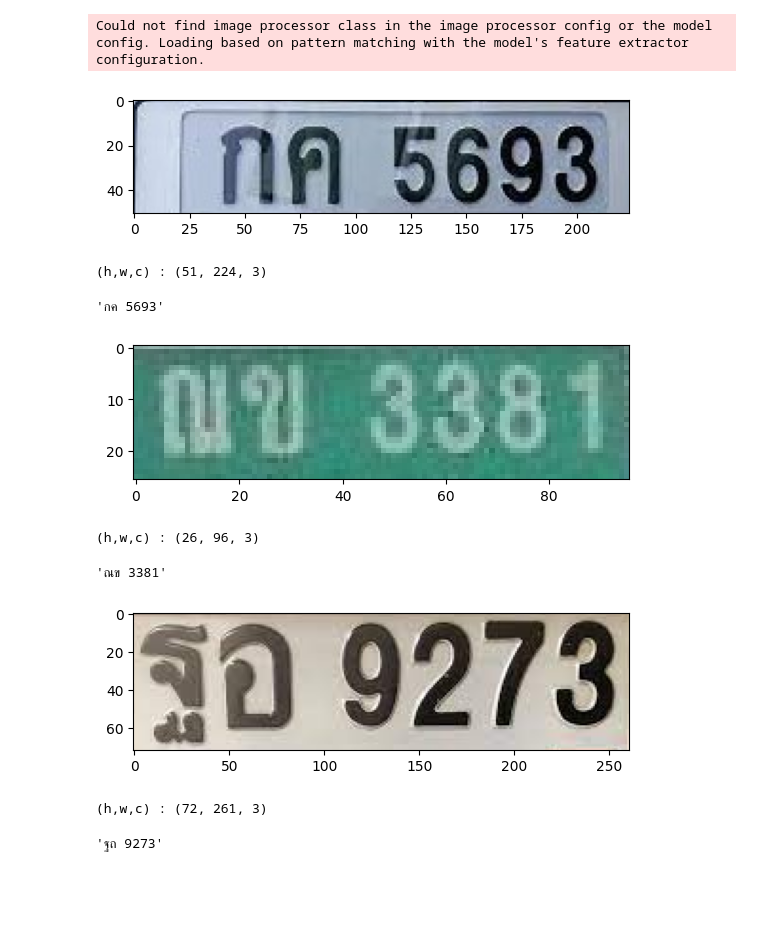
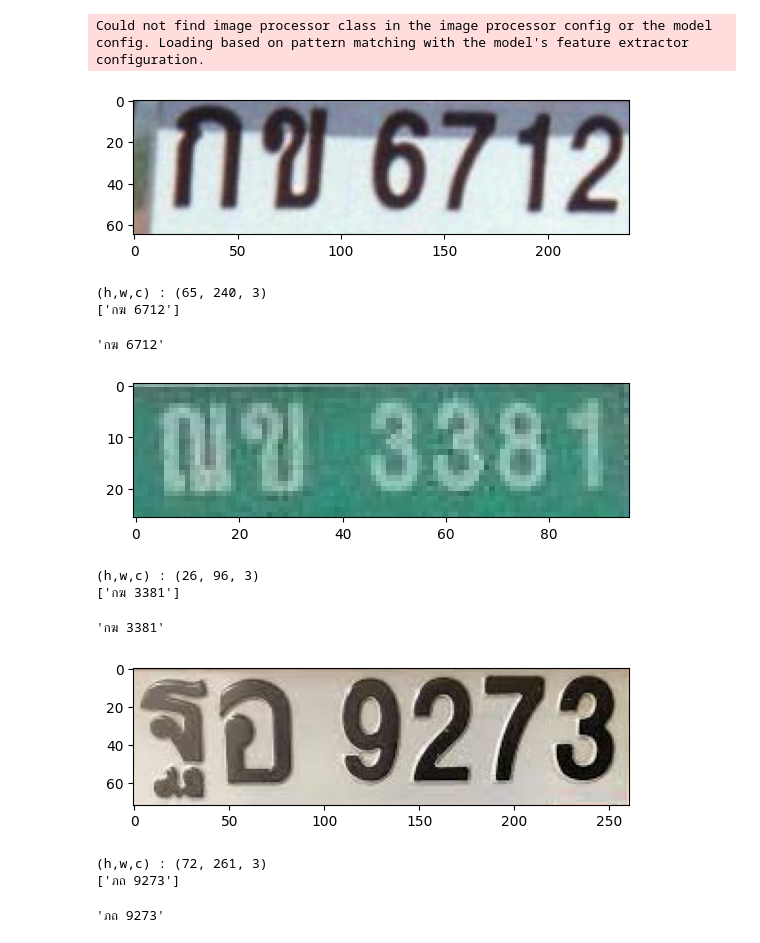
Before and after one commit to 9Chinz/LPR-TrOCR, a Jupyter notebook: test-trocr.ipynb, the cells around one changed output. Cells and saved outputs as stored; diff of their text form; code cells hidden in the pictures; blank space fills up the shorter version.

```diff
--- a/test-trocr.ipynb
+++ b/test-trocr.ipynb
@@ -11,7 +39,7 @@ To enable the following instructions: AVX2 FMA, in other operations, rebuild Ten
 #custom_model_name = "microsoft/trocr-base-str"
 
 processor = TrOCRProcessor.from_pretrained('microsoft/trocr-base-str')
-model = VisionEncoderDecoderModel.from_pretrained('./output_model/out-str-2/')
+model = VisionEncoderDecoderModel.from_pretrained('./output_model/out-str-test/')
 # %% [output]
 Could not find image processor class in the image processor config or the model config. Loading based on pattern matching with the model's feature extractor configuration.
 # %%
@@ -26,15 +55,16 @@ def ocr_str_img(src_img):
     return processor.batch_decode(generated_ids, skip_special_tokens=True)[0]
 # %%
-img1 = cv2.imread('./test_img/p3.jpg')
+img1 = cv2.imread('./test_img/6.png')
 img1 = cv2.cvtColor(img1, cv2.COLOR_BGR2RGB)
 
-img1 = img1[:img1.shape[0]-40, 0:img1.shape[1]-10]
+img1 = img1[105:img1.shape[0]-490, 210:img1.shape[1]-750]
 plt_img(img1)
 ocr_str_img(img1)
 # %% [output]
-[figure, old version]
+[figure, new version]
-(h,w,c) : (51, 224, 3)
+(h,w,c) : (65, 240, 3)
+['กฆ 6712']
-'กค 5693'
+'กฆ 6712'
 # %%
 img1 = cv2.imread('./test_img/p2.jpg')
 img1 = cv2.cvtColor(img1, cv2.COLOR_BGR2RGB)
@@ -45,7 +75,8 @@ ocr_str_img(img1)
 # %% [output]
 [figure]
 (h,w,c) : (26, 96, 3)
+['กฆ 3381']
-'ณข 3381'
+'กฆ 3381'
 # %%
 img1 = cv2.imread('./test_img/download.jpg')
 img1 = cv2.cvtColor(img1, cv2.COLOR_BGR2RGB)
@@ -56,7 +87,8 @@ ocr_str_img(img1)
 # %% [output]
 [figure]
 (h,w,c) : (72, 261, 3)
+['ภถ 9273']
-'ฐถ 9273'
+'ภถ 9273'
 # %%
 img1 = cv2.imread('./test_img/p4-origin.png')
 img1 = cv2.cvtColor(img1, cv2.COLOR_BGR2RGB)
```
Also changed, not shown: parts of 6 cells of this notebook, 13 other files.
